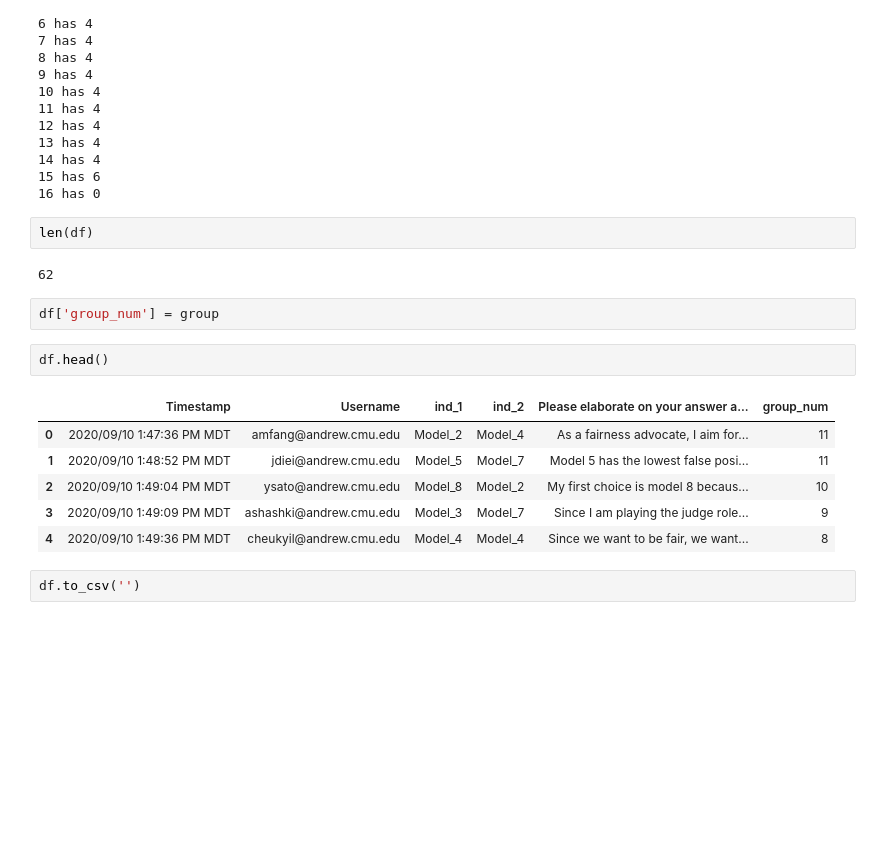
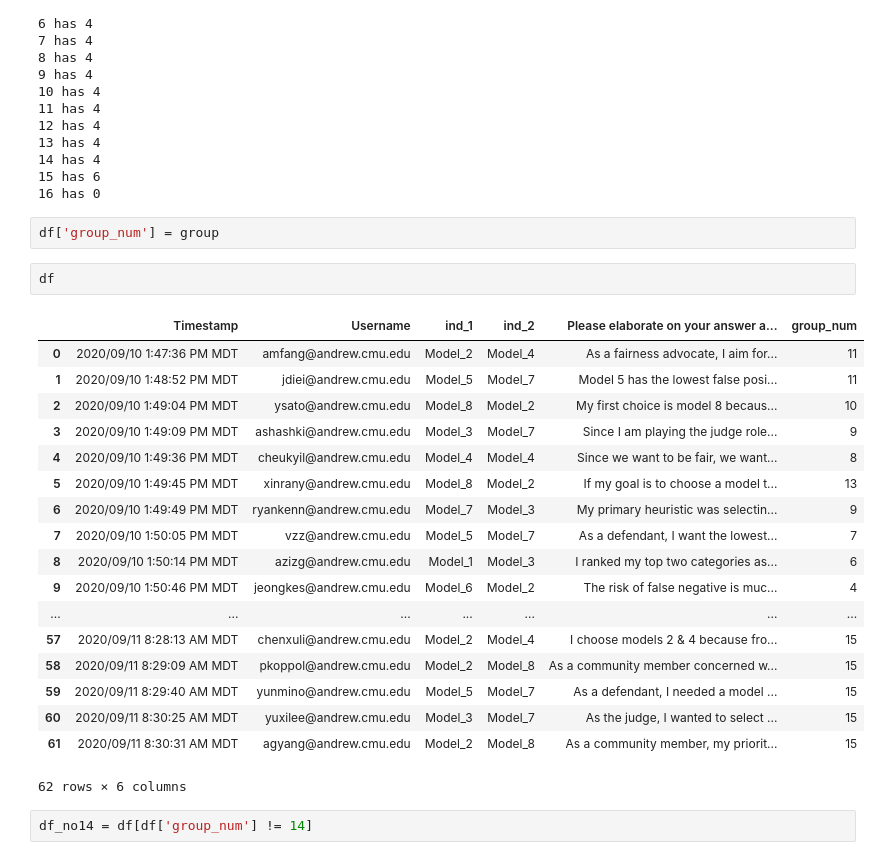
Before and after one commit to WesDeng/Recidivism_Exp, a Jupyter notebook: Untitled.ipynb, the cells around one changed output. Saved outputs shown, nothing was run; the diff lists cells and outputs as text; blank space fills up the shorter version.

```diff
--- a/Untitled.ipynb
+++ b/Untitled.ipynb
@@ -113,20 +60,28 @@ for i in range(1, 17):
 14 has 4
 15 has 6
 16 has 0
-# %%
-len(df)
-# %% [output]
-62
 # %%
 df['group_num'] = group
 # %%
-df.head()
+df
 # %% [output]
 |  | Timestamp | Username | ind_1 | ind_2 | Please elaborate on your answer a... | group_num |
 | 0 | 2020/09/10 1:47:36 PM MDT | amfang@andrew.cmu.edu | Model_2 | Model_4 | As a fairness advocate, I aim for... | 11 |
 | 1 | 2020/09/10 1:48:52 PM MDT | jdiei@andrew.cmu.edu | Model_5 | Model_7 | Model 5 has the lowest false posi... | 11 |
 | 2 | 2020/09/10 1:49:04 PM MDT | ysato@andrew.cmu.edu | Model_8 | Model_2 | My first choice is model 8 becaus... | 10 |
 | 3 | 2020/09/10 1:49:09 PM MDT | ashashki@andrew.cmu.edu | Model_3 | Model_7 | Since I am playing the judge role... | 9 |
 | 4 | 2020/09/10 1:49:36 PM MDT | cheukyil@andrew.cmu.edu | Model_4 | Model_4 | Since we want to be fair, we want... | 8 |
+| 5 | 2020/09/10 1:49:45 PM MDT | xinrany@andrew.cmu.edu | Model_8 | Model_2 | If my goal is to choose a model t... | 13 |
+| 6 | 2020/09/10 1:49:49 PM MDT | ryankenn@andrew.cmu.edu | Model_7 | Model_3 | My primary heuristic was selectin... | 9 |
+| 7 | 2020/09/10 1:50:05 PM MDT | vzz@andrew.cmu.edu | Model_5 | Model_7 | As a defendant, I want the lowest... | 7 |
+| 8 | 2020/09/10 1:50:14 PM MDT | azizg@andrew.cmu.edu | Model_1 | Model_3 | I ranked my top two categories as... | 6 |
+| 9 | 2020/09/10 1:50:46 PM MDT | jeongkes@andrew.cmu.edu | Model_6 | Model_2 | The risk of false negative is muc... | 4 |
+| ... | ... | ... | ... | ... | ... | ... |
+| 57 | 2020/09/11 8:28:13 AM MDT | chenxuli@andrew.cmu.edu | Model_2 | Model_4 | I choose models 2 & 4 because fro... | 15 |
+| 58 | 2020/09/11 8:29:09 AM MDT | pkoppol@andrew.cmu.edu | Model_2 | Model_8 | As a community member concerned w... | 15 |
+| 59 | 2020/09/11 8:29:40 AM MDT | yunmino@andrew.cmu.edu | Model_5 | Model_7 | As a defendant, I needed a model ... | 15 |
+| 60 | 2020/09/11 8:30:25 AM MDT | yuxilee@andrew.cmu.edu | Model_3 | Model_7 | As the judge, I wanted to select ... | 15 |
+| 61 | 2020/09/11 8:30:31 AM MDT | agyang@andrew.cmu.edu | Model_2 | Model_8 | As a community member, my priorit... | 15 |
+62 rows × 6 columns
-# %%
-df.to_csv('')
+# %%
+df_no14 = df[df['group_num'] != 14]
```
Also changed, not shown: parts of 5 cells of this notebook, 2 other files.
